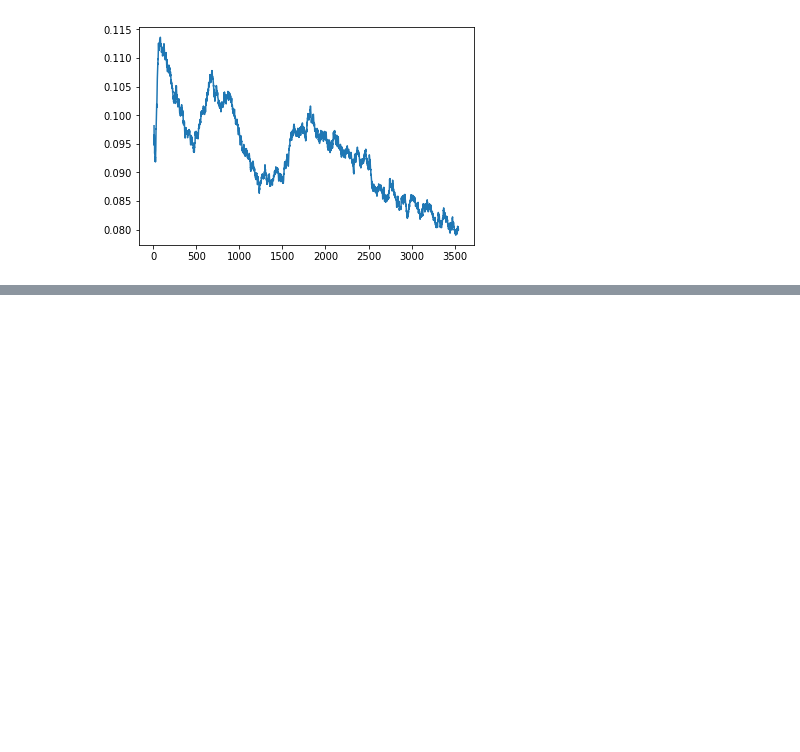
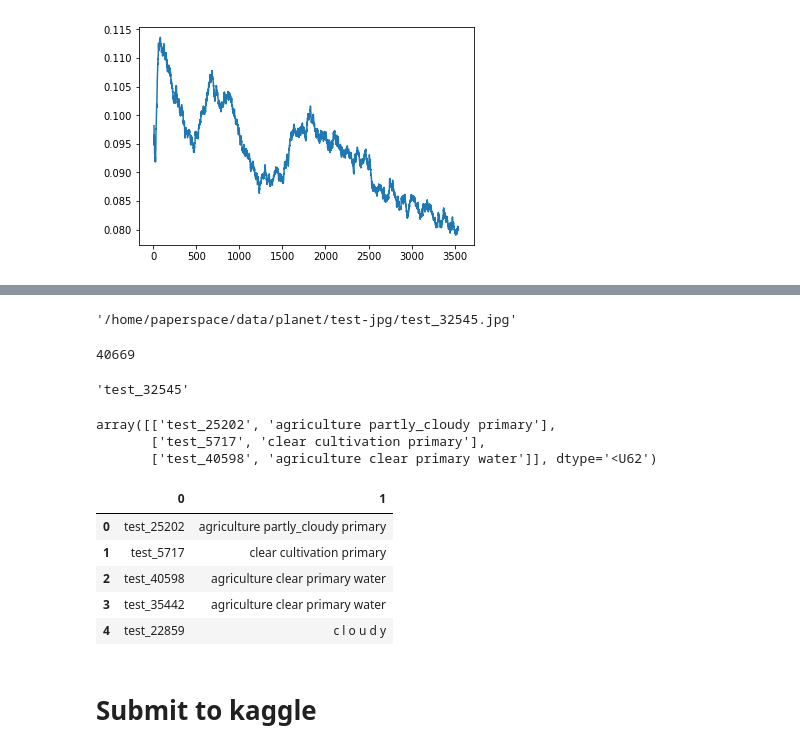
Before and after one commit to synaplasticity/fastai, a Jupyter notebook: courses/dl1/planet-CVV.ipynb, the cells around one changed output, grey strips where cells are left out. Cells and saved outputs as stored; diff of their text form; code cells hidden in the pictures; blank space fills up the shorter version.

Commit message:
Added kaggle file creation

```diff
--- a/courses/dl1/planet-CVV.ipynb
+++ b/courses/dl1/planet-CVV.ipynb
@@ -243,0 +355,3 @@ f2(test_preds, test_y)
+# %%
+
+test_classes = [ ' '.join( get_test_classes(probs, learn.data.classes) ) for probs in test_probs]
@@ -243,0 +383,32 @@ f2(test_preds, test_y)
+# %%
+fn = PATH + get_data(224).test_ds.fnames[240]
+fn
+# %% [output]
+'/home/paperspace/data/planet/test-jpg/test_32545.jpg'
+# %%
+fnames = [f[9:-4] for f in learn.data.test_ds.fnames]
+len(fnames)
+# %% [output]
+40669
+# %%
+fnames[240]
+# %% [output]
+'test_32545'
+# %%
+subm = np.stack([fnames, test_classes], axis=1)
+subm[:3]
+# %% [output]
+array([['test_25202', 'agriculture partly_cloudy primary'],
+       ['test_5717', 'clear cultivation primary'],
+       ['test_40598', 'agriculture clear primary water']], dtype='<U62')
+# %%
+test_df = pd.DataFrame(subm)
+# %%
+test_df.head()
+# %% [output]
+|  | 0 | 1 |
+| 0 | test_25202 | agriculture partly_cloudy primary |
+| 1 | test_5717 | clear cultivation primary |
+| 2 | test_40598 | agriculture clear primary water |
+| 3 | test_35442 | agriculture clear primary water |
+| 4 | test_22859 | c l o u d y |
@@ -243,0 +417,2 @@ f2(test_preds, test_y)
+# %% [markdown]
+# Submit to kaggle
```
Also changed, not shown: parts of 29 cells of this notebook.
